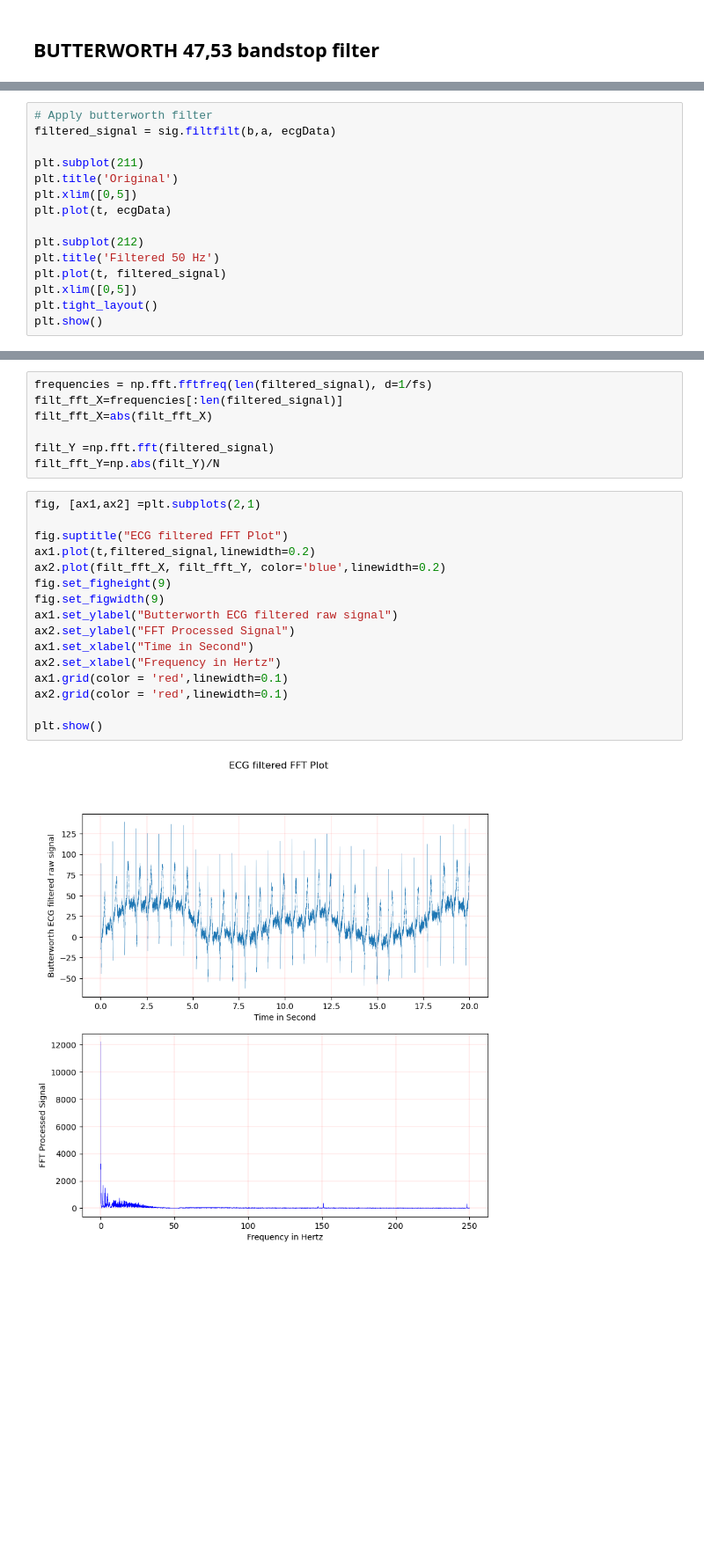
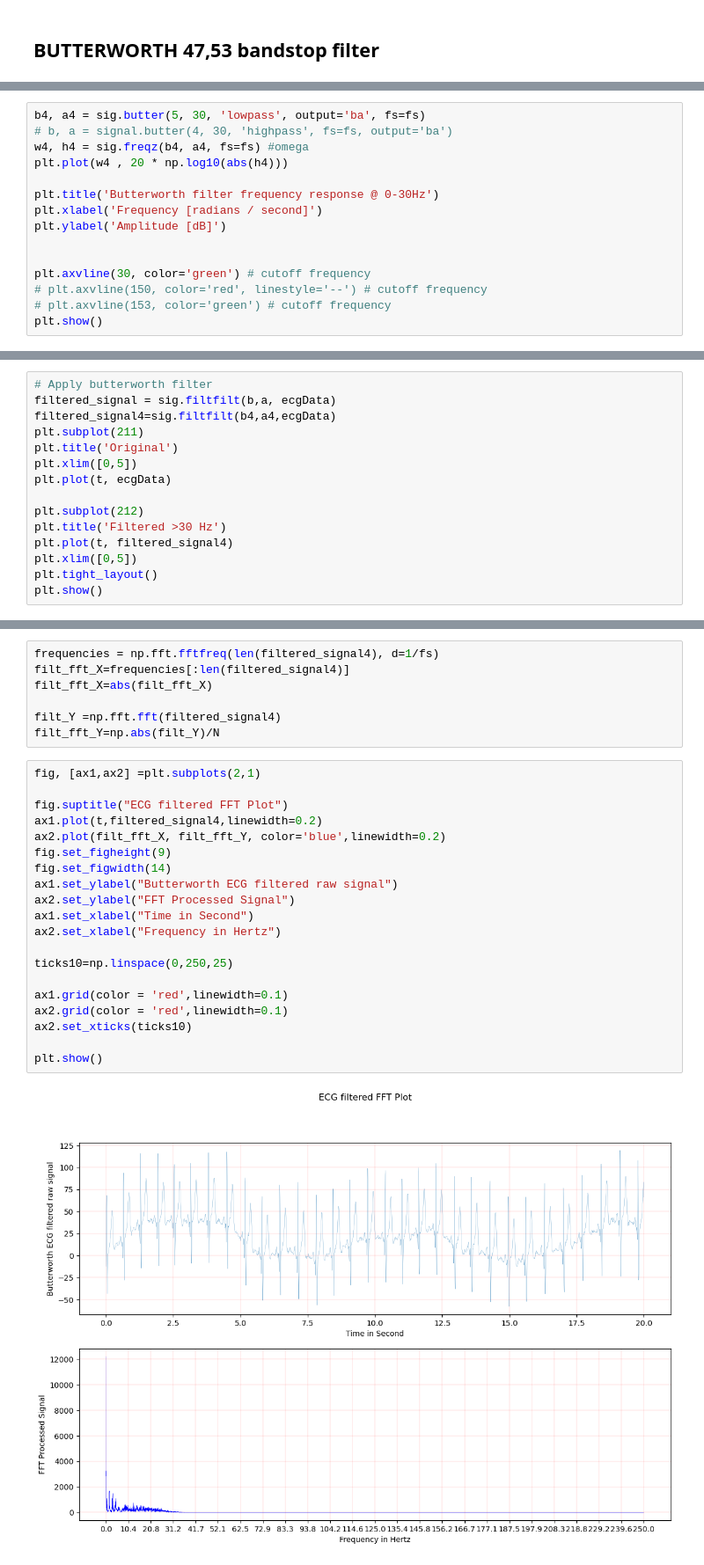
Before and after one commit to chusanapunn/bci_2023_intern, a Jupyter notebook: D4_Butterworth_filtering.ipynb, the cells around one changed output, grey strips where cells are left out. Shown at 88% size. Saved outputs shown, nothing was run; the diff lists cells and outputs as text; blank space fills up the shorter version.

```diff
--- a/D4_Butterworth_filtering.ipynb
+++ b/D4_Butterworth_filtering.ipynb
@@ -124,3 +124,18 @@ plt.axvline(245, color='green') # cutoff frequency
 plt.show()
 # %% [output]
 [figure]
+# %%
+b4, a4 = sig.butter(5, 30, 'lowpass', output='ba', fs=fs)
+# b, a = signal.butter(4, 30, 'highpass', fs=fs, output='ba')
+w4, h4 = sig.freqz(b4, a4, fs=fs) #omega
+plt.plot(w4 , 20 * np.log10(abs(h4)))
+
+plt.title('Butterworth filter frequency response @ 0-30Hz')
+plt.xlabel('Frequency [radians / second]')
+plt.ylabel('Amplitude [dB]')
+
+
+plt.axvline(30, color='green') # cutoff frequency
+# plt.axvline(150, color='red', linestyle='--') # cutoff frequency
+# plt.axvline(153, color='green') # cutoff frequency
+plt.show()
@@ -127,15 +144,15 @@ plt.show()
 # %%
 # Apply butterworth filter
 filtered_signal = sig.filtfilt(b,a, ecgData)
-
+filtered_signal4=sig.filtfilt(b4,a4,ecgData)
 plt.subplot(211)
 plt.title('Original')
 plt.xlim([0,5])
 plt.plot(t, ecgData)
 
 plt.subplot(212)
-plt.title('Filtered 50 Hz')
-plt.plot(t, filtered_signal)
+plt.title('Filtered >30 Hz')
+plt.plot(t, filtered_signal4)
 plt.xlim([0,5])
 plt.tight_layout()
 plt.show()
@@ -144,28 +161,32 @@ plt.show()
 # %%
-frequencies = np.fft.fftfreq(len(filtered_signal), d=1/fs)
-filt_fft_X=frequencies[:len(filtered_signal)]
+frequencies = np.fft.fftfreq(len(filtered_signal4), d=1/fs)
+filt_fft_X=frequencies[:len(filtered_signal4)]
 filt_fft_X=abs(filt_fft_X)
 
-filt_Y =np.fft.fft(filtered_signal)
+filt_Y =np.fft.fft(filtered_signal4)
 filt_fft_Y=np.abs(filt_Y)/N
 # %%
 fig, [ax1,ax2] =plt.subplots(2,1)
 
 fig.suptitle("ECG filtered FFT Plot")
-ax1.plot(t,filtered_signal,linewidth=0.2)
+ax1.plot(t,filtered_signal4,linewidth=0.2)
 ax2.plot(filt_fft_X, filt_fft_Y, color='blue',linewidth=0.2)
 fig.set_figheight(9)
-fig.set_figwidth(9)
+fig.set_figwidth(14)
 ax1.set_ylabel("Butterworth ECG filtered raw signal")
 ax2.set_ylabel("FFT Processed Signal")
 ax1.set_xlabel("Time in Second")
 ax2.set_xlabel("Frequency in Hertz")
+
+ticks10=np.linspace(0,250,25)
+
 ax1.grid(color = 'red',linewidth=0.1)
 ax2.grid(color = 'red',linewidth=0.1)
+ax2.set_xticks(ticks10)
 
 plt.show()
 # %% [output]
-[figure, old version]
+[figure, new version]
 # %%
 f, Pxx_filt_ecgData = sig.welch(filtered_signal, fs)
 
```
Also changed, not shown: parts of 2 cells of this notebook, 1 other file.
